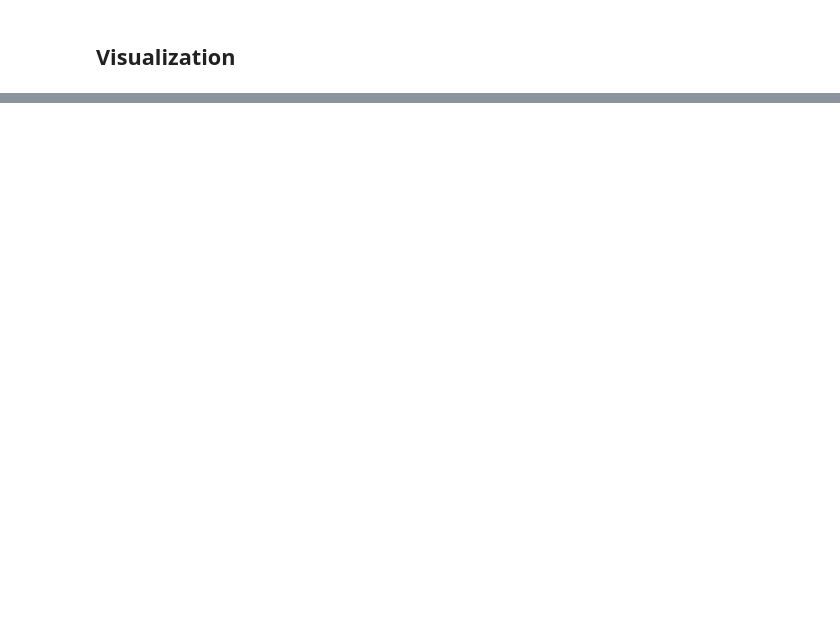
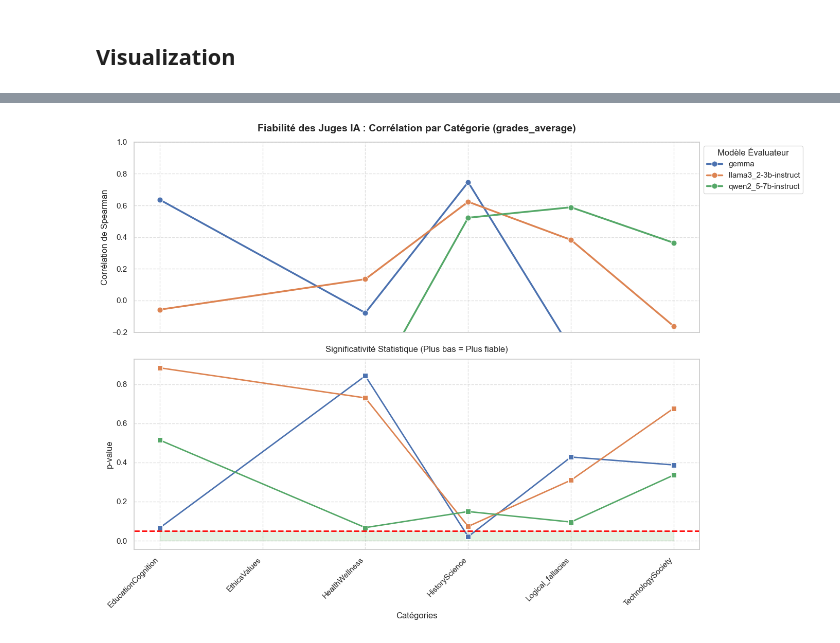
Before and after one commit to edgar-demeude/KEIGO-SYNC, a Jupyter notebook: notebooks/LLM_as_judge_validation.ipynb, the cells around one changed output, grey strips where cells are left out. Saved outputs shown, nothing was run; the diff lists cells and outputs as text; code cells hidden in the pictures; blank space fills up the shorter version.

```diff
--- a/notebooks/LLM_as_judge_validation.ipynb
+++ b/notebooks/LLM_as_judge_validation.ipynb
@@ -195,0 +295,42 @@ ValueError: Could not interpret value `top3_average` for `y`. An entry with this
+# %%
+import matplotlib.pyplot as plt
+import seaborn as sns
+
+# 1. On filtre sur la métrique choisie
+metric_to_plot = 'grades_average'
+df_plot = report_by_cat[report_by_cat['Metric'] == metric_to_plot]
+
+# 2. Création de la figure (2 graphiques superposés)
+fig, (ax1, ax2) = plt.subplots(2, 1, figsize=(14, 10), sharex=True)
+
+# --- GRAPHIQUE 1 : CORRÉLATION ---
+sns.lineplot(data=df_plot, x='Category', y='Correlation', hue='Model',
+             marker='o', linewidth=2.5, markersize=8, ax=ax1)
+
+ax1.set_title(f'Fiabilité des Juges IA : Corrélation par Catégorie ({metric_to_plot})',
+              fontsize=14, fontweight='bold', pad=15)
+ax1.set_ylabel('Corrélation de Spearman', fontsize=12)
+ax1.grid(True, linestyle='--', alpha=0.6)
+ax1.legend(title='Modèle Évaluateur', bbox_to_anchor=(1, 1), loc='upper left')
+ax1.set_ylim(-0.2, 1) # Pour bien voir la zone positive
+
+# --- GRAPHIQUE 2 : P-VALUE (Significativité) ---
+sns.lineplot(data=df_plot, x='Category', y='p-value', hue='Model',
+             marker='s', linewidth=2, markersize=7, ax=ax2, legend=False)
+
+# On ajoute la ligne rouge critique (seuil 0.05)
+ax2.axhline(0.05, color='red', linestyle='--', linewidth=2, label='Seuil de confiance (0.05)')
+ax2.fill_between(df_plot['Category'].unique(), 0, 0.05, color='green', alpha=0.1) # Zone de confiance
+
+ax2.set_title('Significativité Statistique (Plus bas = Plus fiable)', fontsize=12, pad=10)
+ax2.set_ylabel('p-value', fontsize=12)
+ax2.set_xlabel('Catégories', fontsize=12)
+ax2.grid(True, linestyle='--', alpha=0.6)
+# Optionnel : passer en échelle log si les p-values sont très petites
+# ax2.set_yscale('log')
+
+plt.xticks(rotation=45, ha='right')
+plt.tight_layout()
+plt.show()
+# %% [output]
+[figure, added]
```
Also changed, not shown: parts of 6 cells of this notebook, 1 other file.
